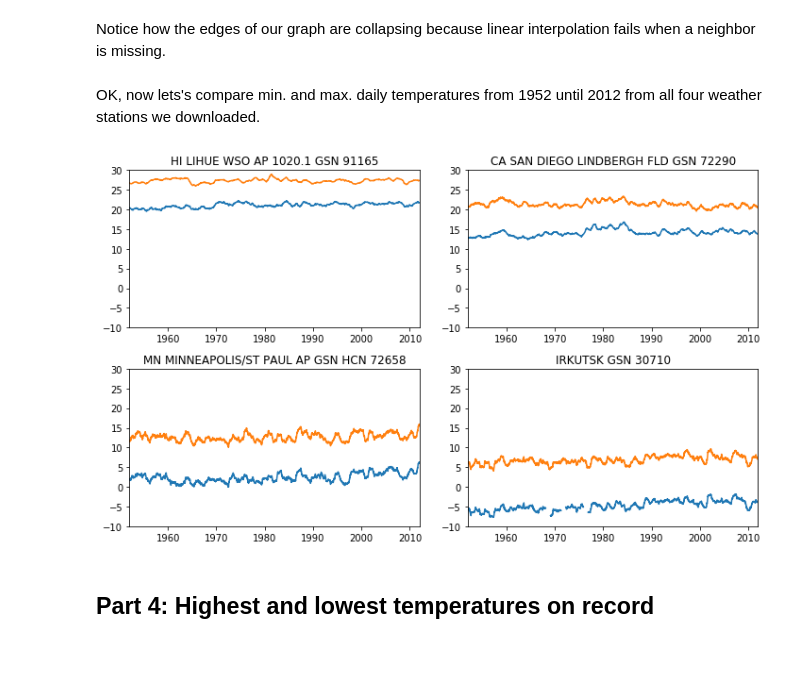
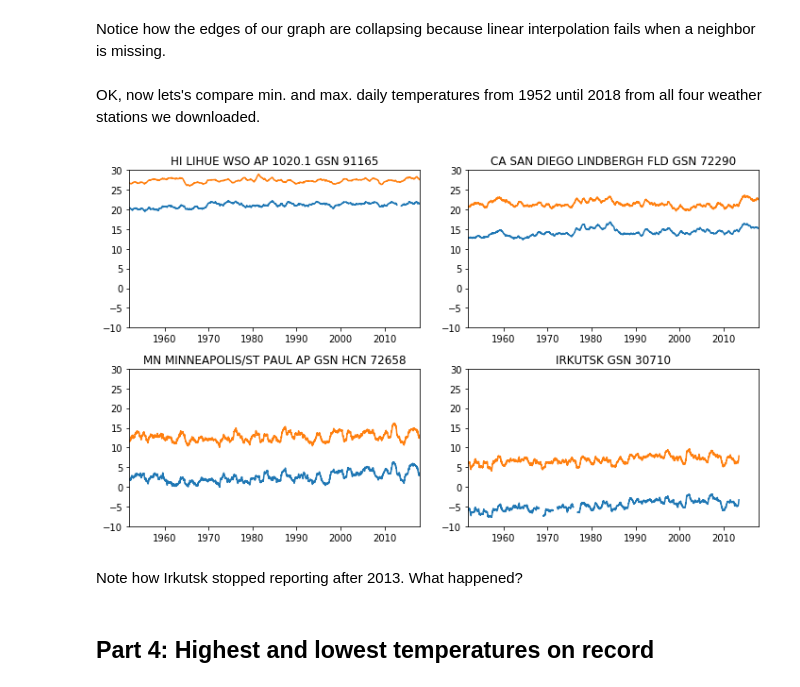
Before and after one commit to mstykow/weather, a Jupyter notebook: Weather Data Analysis.ipynb, the cells around one changed output. Cells and saved outputs as stored; diff of their text form; code cells hidden in the pictures; blank space fills up the shorter version.

```diff
--- a/Weather Data Analysis.ipynb
+++ b/Weather Data Analysis.ipynb
@@ -70,7 +70,7 @@ findstation('IRKUTSK')
 # %% [output]
 {'RSM00030710': 'IRKUTSK GSN 30710'}
 # %%
-datastations = ['USW00022536','USW00023188','USW00014922','RSM00030710']
+datastations = {'LIHUE':'USW00022536','SAN DIEGO':'USW00023188','MINNEAPOLIS':'USW00014922','IRKUTSK':'RSM00030710'}
 # %% [markdown]
 Here's a look at the raw data of the Lihue station in Hawaii.
 # %%
@@ -286,22 +286,24 @@ pp.tight_layout()
 # %% [markdown]
 Notice how the edges of our graph are collapsing because linear interpolation fails when a neighbor is missing.
 # %% [markdown]
-OK, now lets's compare min. and max. daily temperatures from 1952 until 2012 from all four weather stations we downloaded.
+OK, now lets's compare min. and max. daily temperatures from 1952 until 2018 from all four weather stations we downloaded.
 # %%
 pp.figure(figsize=(10,6))
 
-for i,code in enumerate(datastations):
+for i,code in enumerate(datastations.values()):
     pp.subplot(2,2,i+1)
 
     plot_smoothed(getobs('{}.dly'.format(code),'TMIN'),365)
     plot_smoothed(getobs('{}.dly'.format(code),'TMAX'),365)
 
     pp.title(stations[code])
-    pp.axis(xmin=np.datetime64('1952'),xmax=np.datetime64('2012'),ymin=-10,ymax=30)
+    pp.axis(xmin=np.datetime64('1952'),xmax=np.datetime64('2018'),ymin=-10,ymax=30)
 
 pp.tight_layout()
 # %% [output]
-[figure, old version]
+[figure, new version]
+# %% [markdown]
+Note how Irkutsk stopped reporting after 2013. What happened?
 # %% [markdown]
 ## Part 4: Highest and lowest temperatures on record
 # %% [markdown]
```
Also changed, not shown: parts of 1 cell of this notebook.
